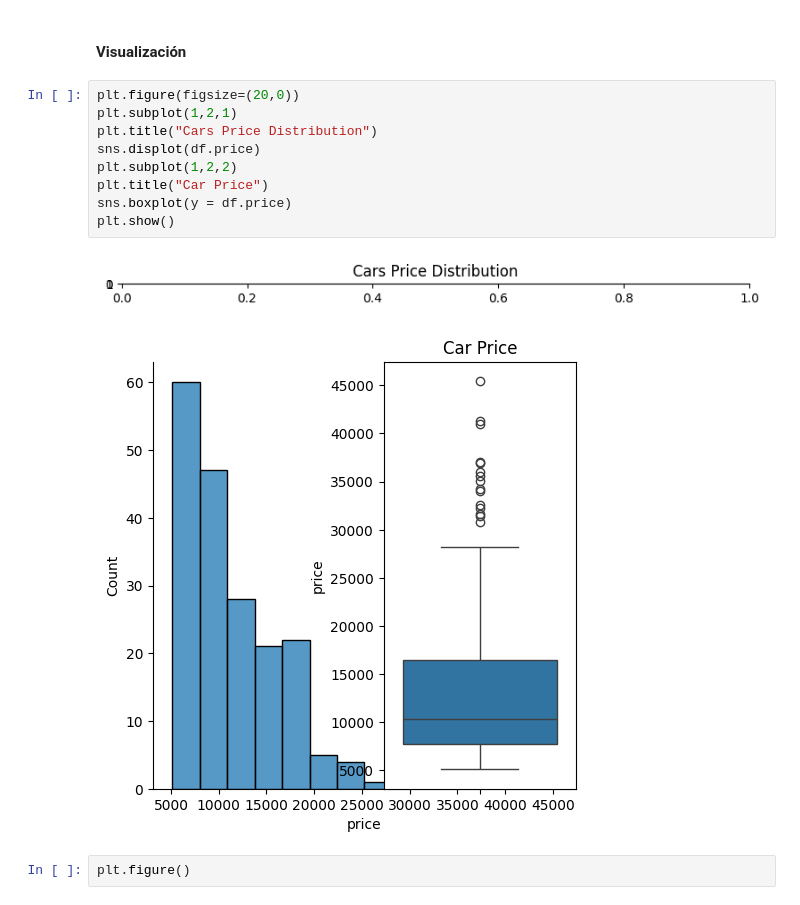
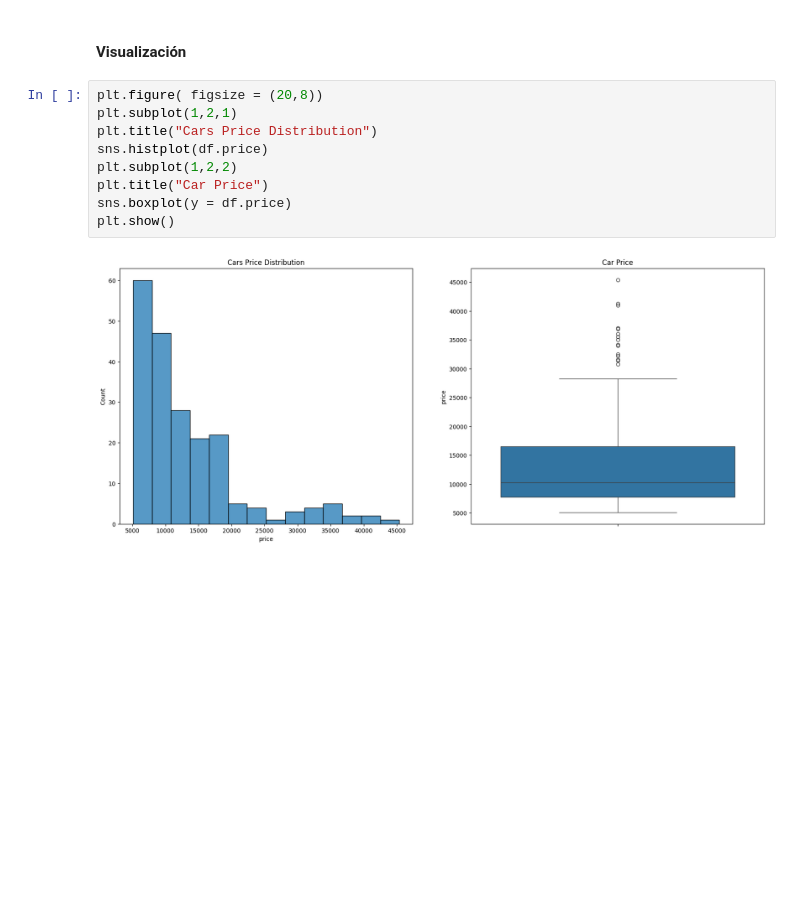
Before and after one commit to jeissonj/ciencia-datos-python-casos-practicos-udemy, a Jupyter notebook: 04-regresion-lineal.ipynb, the cells around one changed output. Drawn from its saved outputs; the diff is of its cells as text; blank space fills up the shorter version.

```diff
--- a/04-regresion-lineal.ipynb
+++ b/04-regresion-lineal.ipynb
@@ -55,16 +56,13 @@ dtype: object
 # %% [markdown]
 #### Visualización
 # %%
-plt.figure(figsize=(20,0))
+plt.figure( figsize = (20,8))
 plt.subplot(1,2,1)
 plt.title("Cars Price Distribution")
-sns.displot(df.price)
+sns.histplot(df.price)
 plt.subplot(1,2,2)
 plt.title("Car Price")
 sns.boxplot(y = df.price)
 plt.show()
 # %% [output]
-[figure, old version]
+[figure, new version]
-[figure, removed]
-# %%
-plt.figure()
```
Also changed, not shown: parts of 31 cells of this notebook, 1 other file.
